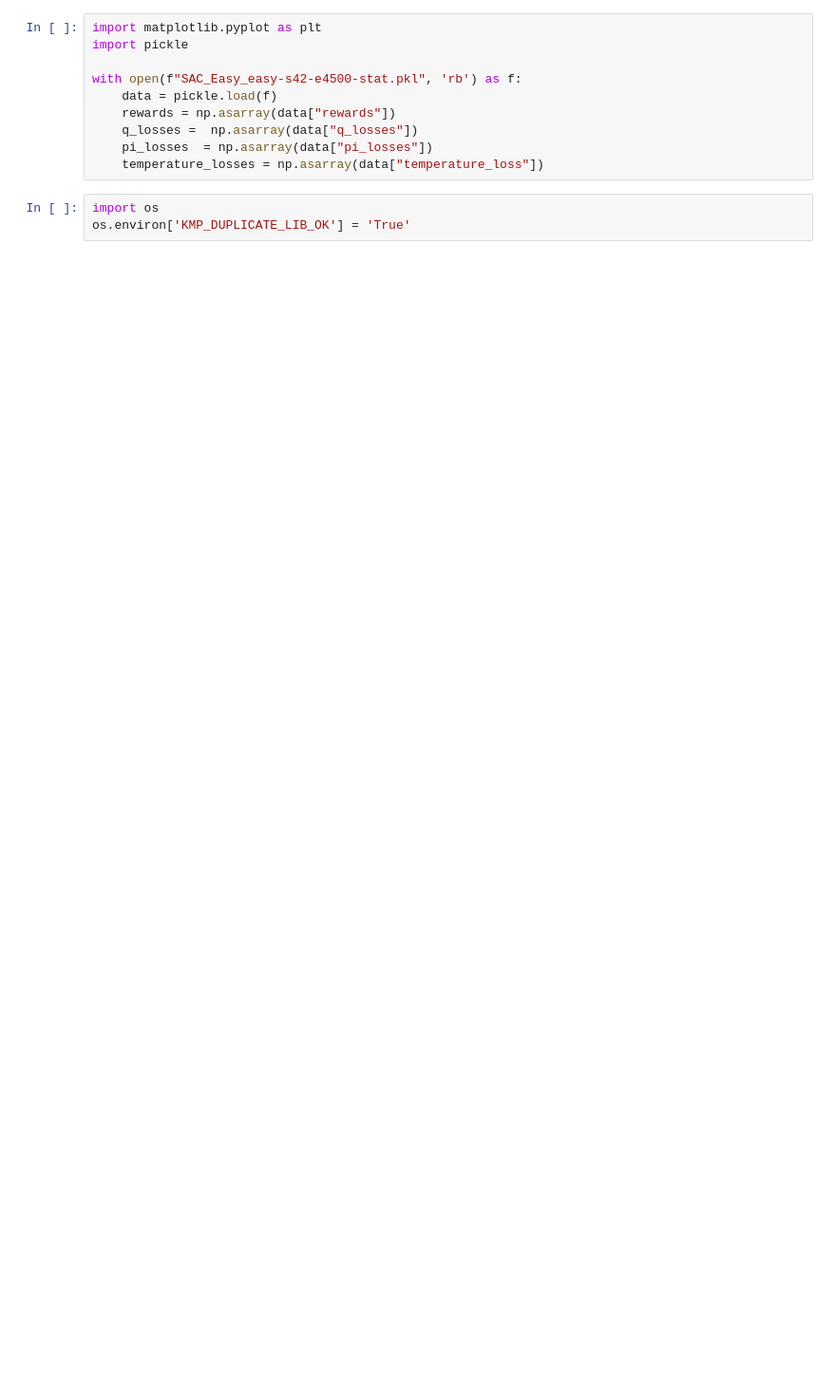
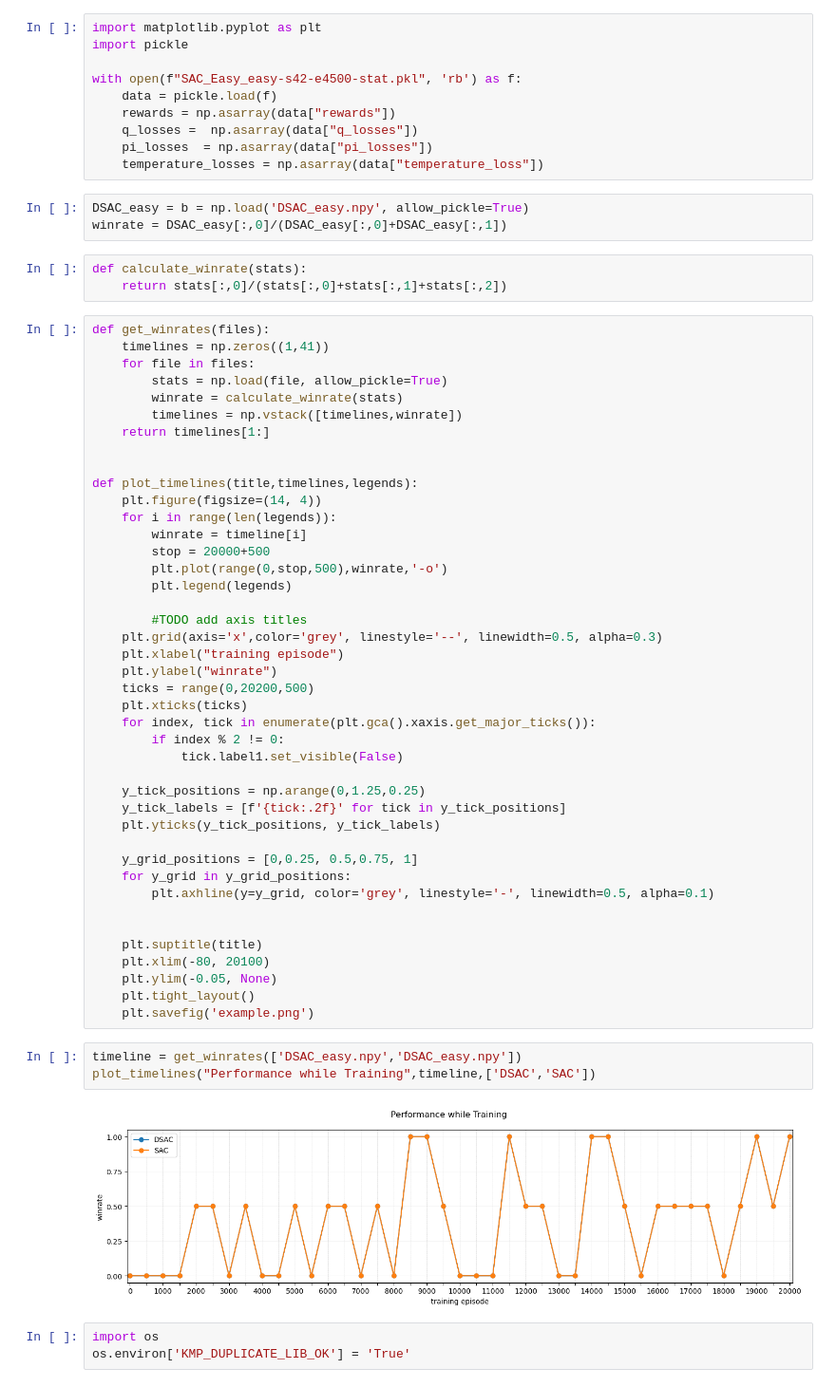
Before and after one commit to moemchen13/RL, a Jupyter notebook: RL_Agent/SAC/tryout_hockey.ipynb, the cells around one changed output. Shown at 95% size. Cells and saved outputs as stored; diff of their text form; blank space fills up the shorter version.

```diff
--- a/RL_Agent/SAC/tryout_hockey.ipynb
+++ b/RL_Agent/SAC/tryout_hockey.ipynb
@@ -75,6 +75,59 @@ with open(f"SAC_Easy_easy-s42-e4500-stat.pkl", 'rb') as f:
     q_losses =  np.asarray(data["q_losses"])
     pi_losses  = np.asarray(data["pi_losses"])
     temperature_losses = np.asarray(data["temperature_loss"])
+# %%
+DSAC_easy = b = np.load('DSAC_easy.npy', allow_pickle=True)
+winrate = DSAC_easy[:,0]/(DSAC_easy[:,0]+DSAC_easy[:,1])
+# %%
+def calculate_winrate(stats):
+    return stats[:,0]/(stats[:,0]+stats[:,1]+stats[:,2])
+# %%
+def get_winrates(files):
+    timelines = np.zeros((1,41))
+    for file in files:
+        stats = np.load(file, allow_pickle=True)
+        winrate = calculate_winrate(stats)
+        timelines = np.vstack([timelines,winrate])
+    return timelines[1:]
+
+
+def plot_timelines(title,timelines,legends):
+    plt.figure(figsize=(14, 4))
+    for i in range(len(legends)):
+        winrate = timeline[i]
+        stop = 20000+500
+        plt.plot(range(0,stop,500),winrate,'-o')
+        plt.legend(legends)
+
+        #TODO add axis titles
+    plt.grid(axis='x',color='grey', linestyle='--', linewidth=0.5, alpha=0.3)
+    plt.xlabel("training episode")
+    plt.ylabel("winrate")
+    ticks = range(0,20200,500)
+    plt.xticks(ticks)
+    for index, tick in enumerate(plt.gca().xaxis.get_major_ticks()):
+        if index % 2 != 0:
+            tick.label1.set_visible(False)
+
+    y_tick_positions = np.arange(0,1.25,0.25)
+    y_tick_labels = [f'{tick:.2f}' for tick in y_tick_positions]
+    plt.yticks(y_tick_positions, y_tick_labels)
+
+    y_grid_positions = [0,0.25, 0.5,0.75, 1]
+    for y_grid in y_grid_positions:
+        plt.axhline(y=y_grid, color='grey', linestyle='-', linewidth=0.5, alpha=0.1)
+
+
+    plt.suptitle(title)
+    plt.xlim(-80, 20100)
+    plt.ylim(-0.05, None)
+    plt.tight_layout()
+    plt.savefig('example.png')
+# %%
+timeline = get_winrates(['DSAC_easy.npy','DSAC_easy.npy'])
+plot_timelines("Performance while Training",timeline,['DSAC','SAC'])
+# %% [output]
+[figure, added]
 # %%
 import os
 os.environ['KMP_DUPLICATE_LIB_OK'] = 'True'
```
Also changed, not shown: parts of 4 cells of this notebook, 1 other file.
